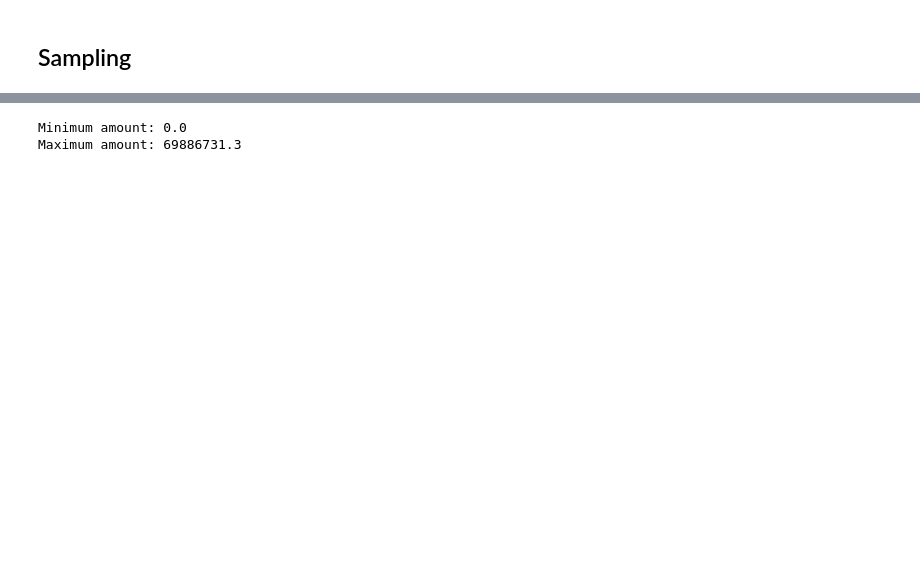
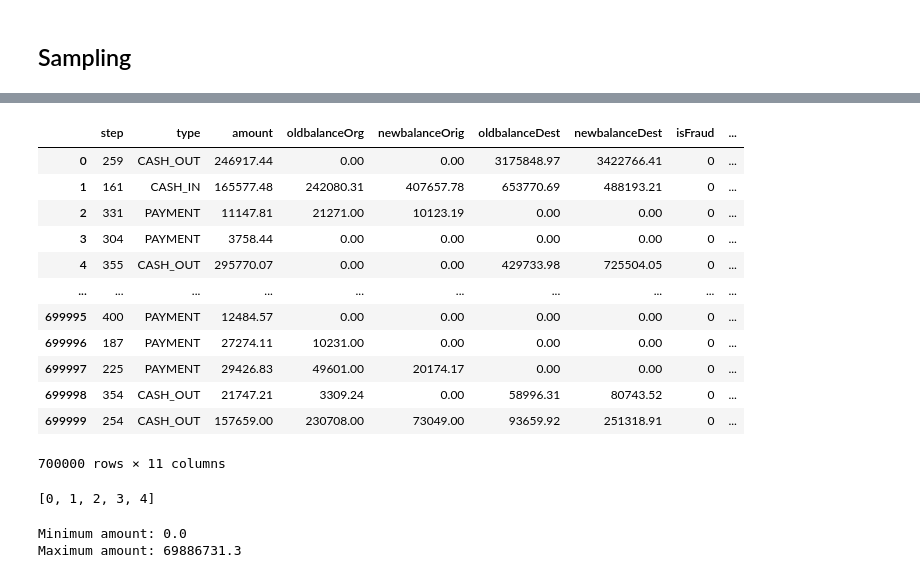
Before and after one commit to amiira-e/fyp, a Jupyter notebook: Apriori algorithm.ipynb, the cells around one changed output, grey strips where cells are left out. Cells and saved outputs as stored; diff of their text form; code cells hidden in the pictures; blank space fills up the shorter version.

```diff
--- a/Apriori algorithm.ipynb
+++ b/Apriori algorithm.ipynb
@@ -6,0 +27,16 @@ df_sample=pd.read_csv(r"C:\Users\23059\OneDrive\Desktop\Amiira\Y3S1\fyp\sample.c
+# %%
+import pandas as pd
+
+# define the bins for 'step' column
+step_bins = [0, 100, 200, 300, 400, 500, 600, 700, 743]
+step_labels = ['0-100', '101-200', '201-300', '301-400', '401-500', '501-600', '601-700', '701-743']
+
+# bin 'step' column using pd.cut() function
+df_sample['step_binned'] = pd.cut(df_sample['step'], bins=step_bins, labels=step_labels, include_lowest=True)
+
+# define the bins for 'amount' column
+amount_bins = [0, 1000000, 5000000, 10000000, 20000000, 50000000, 100000000]
+amount_labels = ['0-1M', '1M-5M', '5M-10M', '10M-20M', '20M-50M', '50M-100M']
+
+# bin 'amount' column using pd.cut() function
+df_sample['amount_binned'] = pd.cut(df_sample['amount'], bins=amount_bins, labels=amount_labels, include_lowest=True)
@@ -25,3 +301,19 @@ label = le.fit_transform(df_sample['nameOrig'])
 label
 df_sample.drop("nameOrig", axis=1, inplace=True)
 df_sample["nameOrig"] = label
+# %%
+df_sample
+# %% [output]
+|  | step | type | amount | oldbalanceOrg | newbalanceOrig | oldbalanceDest | newbalanceDest | isFraud | ... |
+| 0 | 259 | CASH_OUT | 246917.44 | 0.00 | 0.00 | 3175848.97 | 3422766.41 | 0 | ... |
+| 1 | 161 | CASH_IN | 165577.48 | 242080.31 | 407657.78 | 653770.69 | 488193.21 | 0 | ... |
+| 2 | 331 | PAYMENT | 11147.81 | 21271.00 | 10123.19 | 0.00 | 0.00 | 0 | ... |
+| 3 | 304 | PAYMENT | 3758.44 | 0.00 | 0.00 | 0.00 | 0.00 | 0 | ... |
+| 4 | 355 | CASH_OUT | 295770.07 | 0.00 | 0.00 | 429733.98 | 725504.05 | 0 | ... |
+| ... | ... | ... | ... | ... | ... | ... | ... | ... | ... |
+| 699995 | 400 | PAYMENT | 12484.57 | 0.00 | 0.00 | 0.00 | 0.00 | 0 | ... |
+| 699996 | 187 | PAYMENT | 27274.11 | 10231.00 | 0.00 | 0.00 | 0.00 | 0 | ... |
+| 699997 | 225 | PAYMENT | 29426.83 | 49601.00 | 20174.17 | 0.00 | 0.00 | 0 | ... |
+| 699998 | 354 | CASH_OUT | 21747.21 | 3309.24 | 0.00 | 58996.31 | 80743.52 | 0 | ... |
+| 699999 | 254 | CASH_OUT | 157659.00 | 230708.00 | 73049.00 | 93659.92 | 251318.91 | 0 | ... |
+700000 rows × 11 columns
@@ -28,3 +324,8 @@ df_sample["nameOrig"] = label
+# %%
+unique_types_list = list(unique_types)
+unique_types_list
+# %% [output]
+[0, 1, 2, 3, 4]
 # %%
 X = df_sample.drop('isFraud', axis=1)
 # Separate the target variable
```
Also changed, not shown: parts of 86 cells of this notebook, 24 other files.
